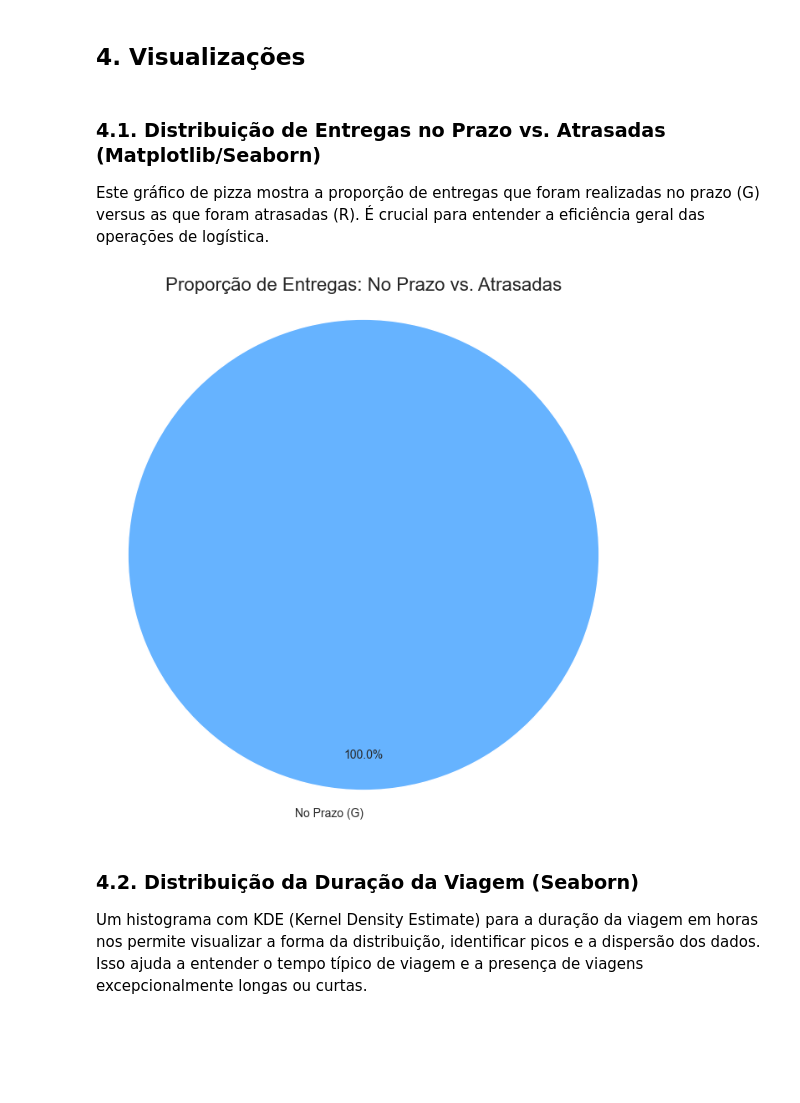
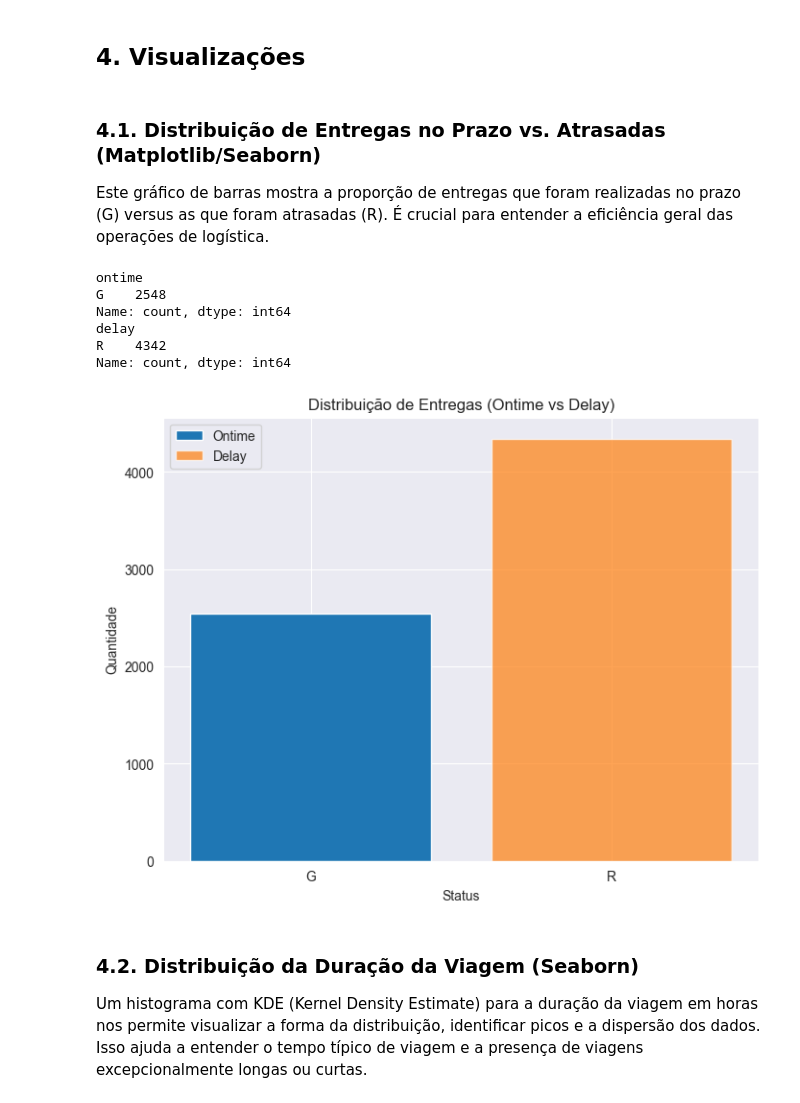
Before and after one commit to Ei-Truck/Exploratory-Analysis_Preditive-Model, a Jupyter notebook: analise_dados.ipynb, the cells around one changed output. Drawn from its saved outputs; the diff is of its cells as text; code cells hidden in the pictures; blank space fills up the shorter version.

```diff
--- a/analise_dados.ipynb
+++ b/analise_dados.ipynb
@@ -325,20 +310,32 @@ trip_duration_hours                        0.019782             1.000000
 ## 4. Visualizações
 # %% [markdown]
 ### 4.1. Distribuição de Entregas no Prazo vs. Atrasadas (Matplotlib/Seaborn)
-Este gráfico de pizza mostra a proporção de entregas que foram realizadas no prazo (G) versus as que foram atrasadas (R). É crucial para entender a eficiência geral das operações de logística.
+Este gráfico de barras mostra a proporção de entregas que foram realizadas no prazo (G) versus as que foram atrasadas (R). É crucial para entender a eficiência geral das operações de logística.
-# %%
-delivery_status = df['ontime'].value_counts()
-
-labels = ['No Prazo (G)' if x == 'G' else 'Atrasado (R)' for x in delivery_status.index]
-colors = ['#66b3ff', '#ff9999']
-
-plt.figure(figsize=(8, 8))
-plt.pie(delivery_status, labels=labels, colors=colors, autopct='%1.1f%%', startangle=90, pctdistance=0.85)
-plt.title('Proporção de Entregas: No Prazo vs. Atrasadas', fontsize=16)
-plt.axis('equal')
-plt.show()
-# %% [output]
-[figure, removed]
+# %%
+delivery_status_ontime = df['ontime'].value_counts()
+delivery_status_delay = df['delay'].value_counts()
+
+print(delivery_status_ontime)
+print(delivery_status_delay)
+
+plt.figure(figsize=(8,6))
+
+plt.bar(delivery_status_ontime.index.astype(str), delivery_status_ontime.values, label="Ontime")
+plt.bar(delivery_status_delay.index.astype(str), delivery_status_delay.values, label="Delay", alpha=0.7)
+
+plt.title("Distribuição de Entregas (Ontime vs Delay)")
+plt.xlabel("Status")
+plt.ylabel("Quantidade")
+plt.legend()
+plt.show()
+# %% [output]
+ontime
+G    2548
+Name: count, dtype: int64
+delay
+R    4342
+Name: count, dtype: int64
+[figure, added]
 # %% [markdown]
 ### 4.2. Distribuição da Duração da Viagem (Seaborn)
 Um histograma com KDE (Kernel Density Estimate) para a duração da viagem em horas nos permite visualizar a forma da distribuição, identificar picos e a dispersão dos dados. Isso ajuda a entender o tempo típico de viagem e a presença de viagens excepcionalmente longas ou curtas.
```
Also changed, not shown: parts of 5 cells of this notebook.
